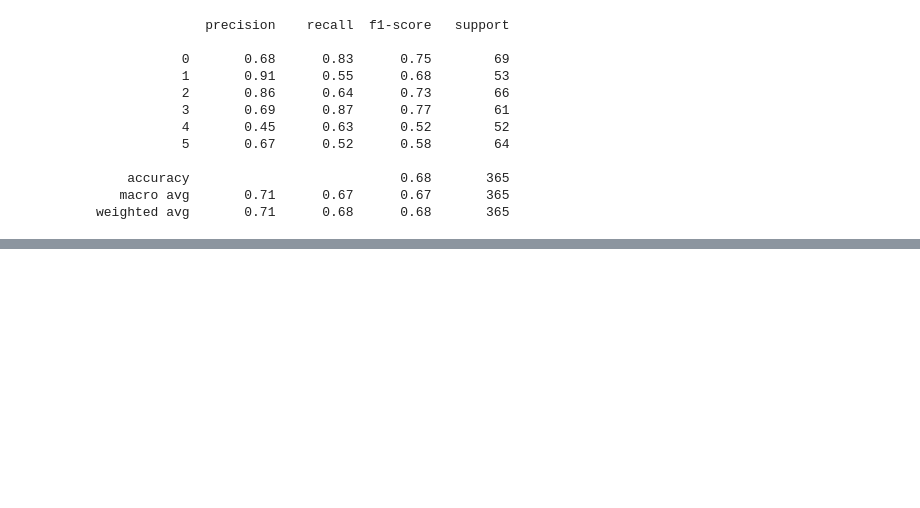
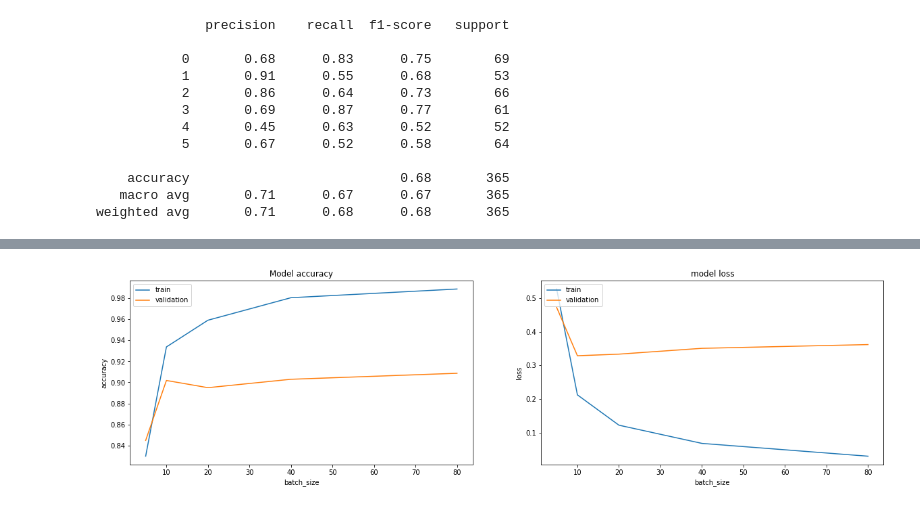
Before and after one commit to jinwenhua/cnn_nasi, a Jupyter notebook: algorithm_cnn.ipynb, the cells around one changed output, grey strips where cells are left out. Cells and saved outputs as stored; diff of their text form; code cells hidden in the pictures; blank space fills up the shorter version.

Commit message:
tuning parameter with batch_size

```diff
--- a/algorithm_cnn.ipynb
+++ b/algorithm_cnn.ipynb
@@ -697,3 +697,26 @@ Standard deviation: (+-0.0960) loss / (+-0.0404) acc
     accuracy                           0.68       365
    macro avg       0.71      0.67      0.67       365
 weighted avg       0.71      0.68      0.68       365
+# %%
+X_train_, X_val_, y_train_, y_val_ = train_test_split(X_train_shaped, y_train_shaped, test_size=0.2, random_state=42)
+# %%
+model = create_model()
+# %%
+batch_size_list = [5, 10, 20, 40, 80]
+train_loss = []
+train_acc = []
+validation_loss = []
+validation_acc = []
+for size in batch_size_list:
+    history = model.fit(
+        X_train_, y_train_,
+        batch_size=size,
+        epochs=80,
+        verbose=1,
+        validation_data=(X_val_, y_val_),
+    )
+    print(history.history)
+    train_loss.append(get_avg([history.history],'loss'))
+    train_acc.append(get_avg([history.history],'accuracy'))
+    validation_loss.append(get_avg([history.history],'val_loss'))
+    validation_acc.append(get_avg([history.history],'val_accuracy'))
@@ -699,0 +741,23 @@ weighted avg       0.71      0.68      0.68       365
+# %%
+fig, (ax1, ax2) = plt.subplots(1, 2)
+
+#Accuracy
+ax1.set_title("Model accuracy")
+ax1.plot(batch_size_list, train_acc)
+ax1.plot(batch_size_list, validation_acc)
+ax1.set_xlabel('batch_size')
+ax1.set_ylabel('accuracy')
+ax1.legend(['train', 'validation'], loc='upper left')
+
+#loss
+ax2.set_title("model loss")
+ax2.plot(batch_size_list, train_loss)
+ax2.plot(batch_size_list, validation_loss)
+ax2.set_xlabel('batch_size')
+ax2.set_ylabel('loss')
+ax2.legend(['train', 'validation'], loc = 'upper left')
+
+fig.set_size_inches(20,5)
+plt.show()
+# %% [output]
+[figure, added]
```
Also changed, not shown: parts of 4 cells of this notebook.
